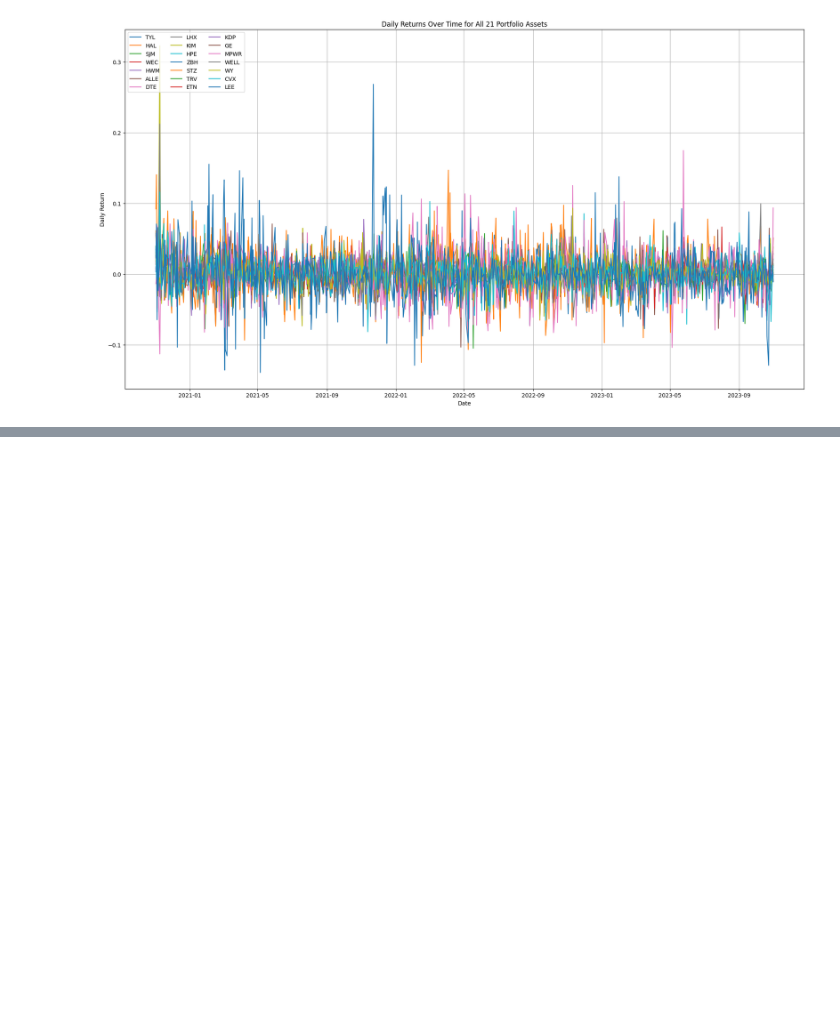
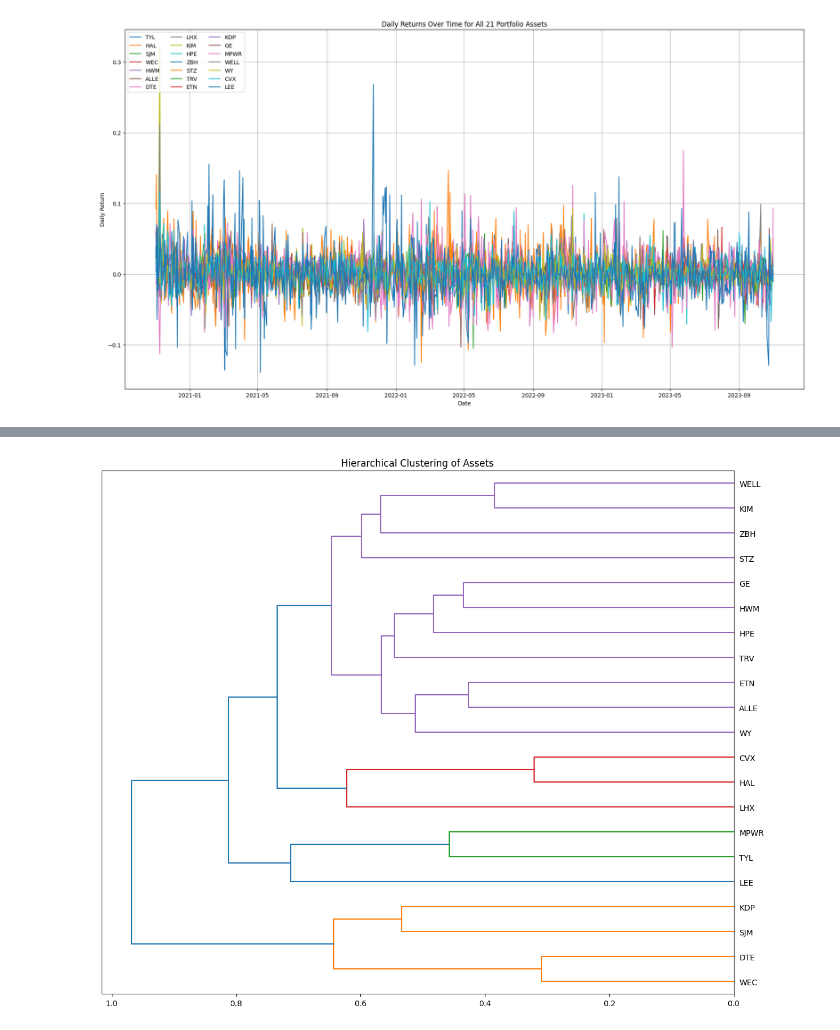
Before and after one commit to eeufracio/qnt-inv-anlys-prtf-mng-project, a Jupyter notebook: project.ipynb, the cells around one changed output, grey strips where cells are left out. Cells and saved outputs as stored; diff of their text form; code cells hidden in the pictures; blank space fills up the shorter version.

```diff
--- a/project.ipynb
+++ b/project.ipynb
@@ -234,0 +354,3 @@ plot_all_assets(df)
+# %%
+weights, corr, link = run_hrp(df, PORTFOLIO_COLS)
+print(weights)
@@ -234,0 +377,8 @@ plot_all_assets(df)
+# %%
+plt.figure(figsize=(12, 10))
+dendrogram(link, labels=corr.index.tolist(), orientation="left")
+plt.title("Hierarchical Clustering of Assets")
+plt.tight_layout()
+plt.show()
+# %% [output]
+[figure, added]
```
Also changed, not shown: parts of 3 cells of this notebook.
